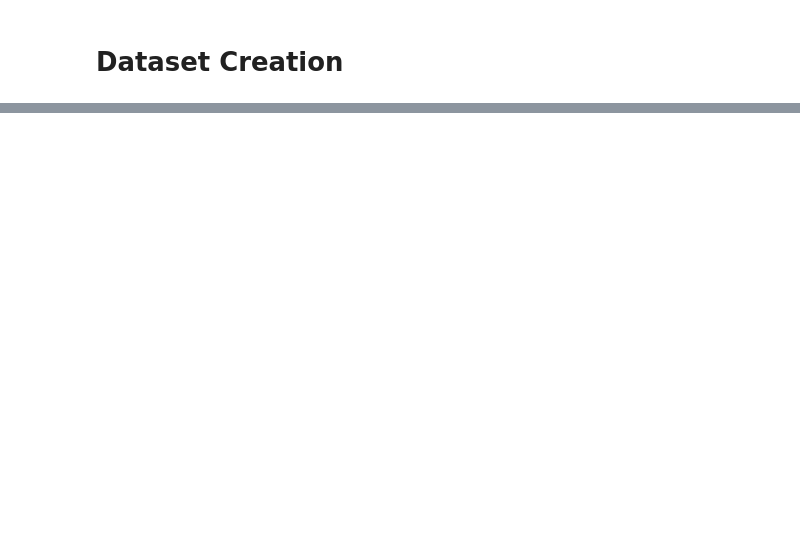
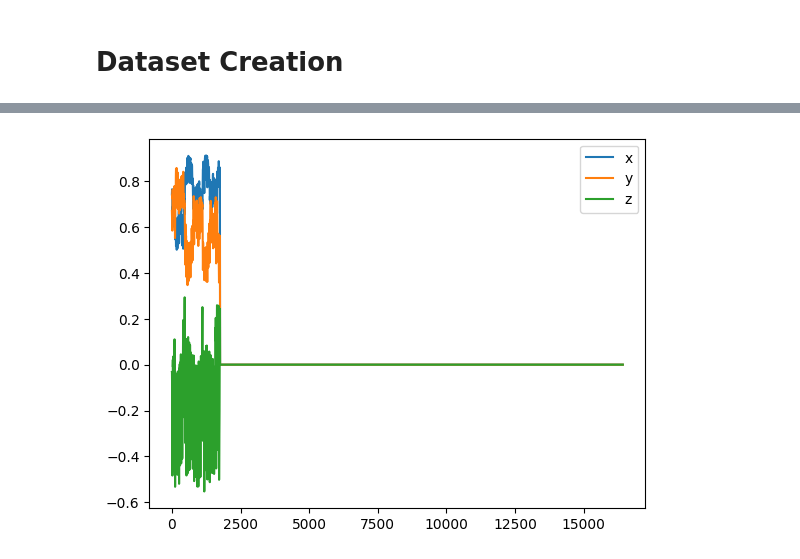
Before and after one commit to ravindra-pandey/machine_learning_projects, a Jupyter notebook: motion_reconition/main.ipynb, the cells around one changed output, grey strips where cells are left out. Cells and saved outputs as stored; diff of their text form; code cells hidden in the pictures; blank space fills up the shorter version.

```diff
--- a/motion_reconition/main.ipynb
+++ b/motion_reconition/main.ipynb
@@ -49,10 +49,2 @@ activities
 # %% [markdown]
 # Dataset Creation
-# %%
-dataset=pd.DataFrame()
-for activity in os.listdir(path):
-    for user in os.listdir(path+"/"+activity):
-        temp_frame=pd.read_csv(os.path.join(path,activity,user),index_col="Unnamed: 0")
-        temp_frame["activity"]=activity.split("_")[0]
-        temp_frame["user"]=int(user.split("_")[1].split(".")[0])
-        dataset=pd.concat([dataset,temp_frame])
@@ -91,0 +158,8 @@ memory usage: 161.7+ MB
+# %%
+plt.plot(dataset["gravity.x+0_0_1"],label="x")
+plt.plot(dataset["gravity.y+0_0_1"],label="y")
+plt.plot(dataset["gravity.z+0_0_1"],label="z")
+plt.legend(loc="best")
+plt.show()
+# %% [output]
+[figure, added]
```
Also changed, not shown: parts of 17 cells of this notebook.
